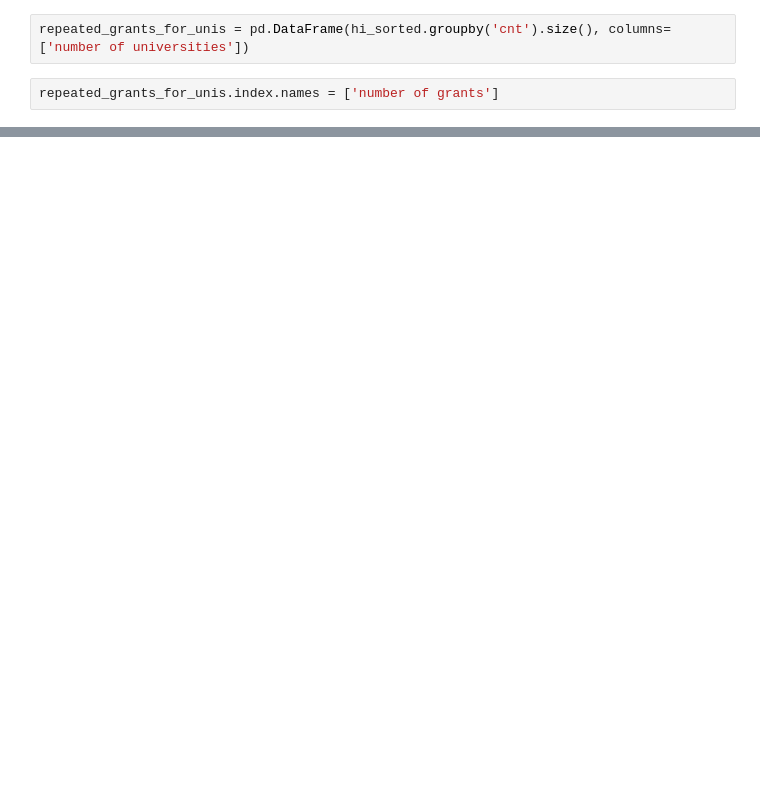
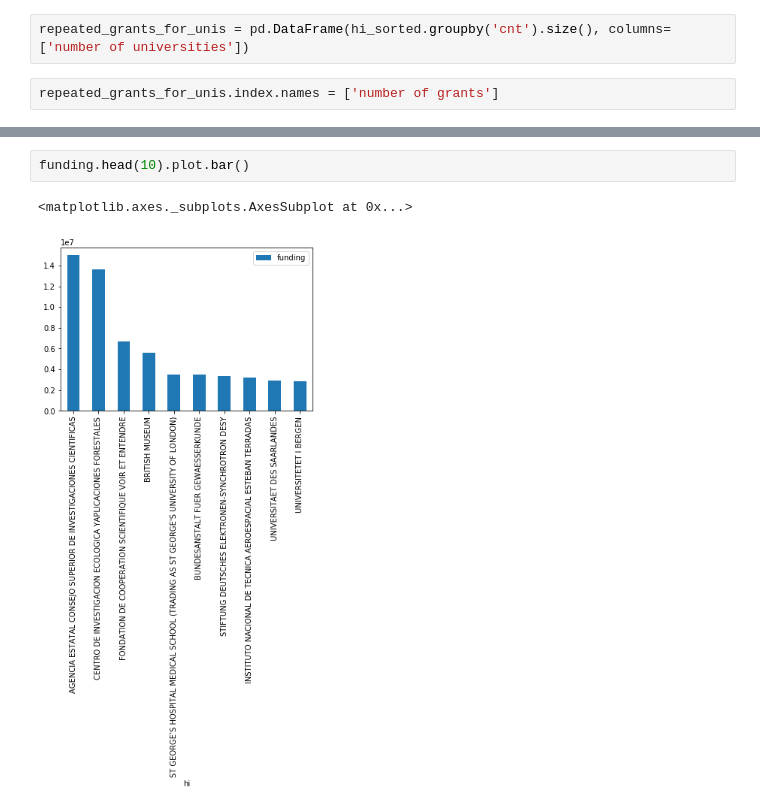
Before and after one commit to mkosturek/szklarska-datathon, a Jupyter notebook: notebooks/HiPi.ipynb, the cells around one changed output, grey strips where cells are left out. Saved outputs shown, nothing was run; the diff lists cells and outputs as text; blank space fills up the shorter version.

```diff
--- a/notebooks/HiPi.ipynb
+++ b/notebooks/HiPi.ipynb
@@ -28,0 +213,5 @@ repeated_grants_for_unis.plot.bar()
+# %%
+funding.head(10).plot.bar()
+# %% [output]
+<matplotlib.axes._subplots.AxesSubplot at 0x...>
+[figure, added]
```
Also changed, not shown: parts of 28 cells of this notebook.
